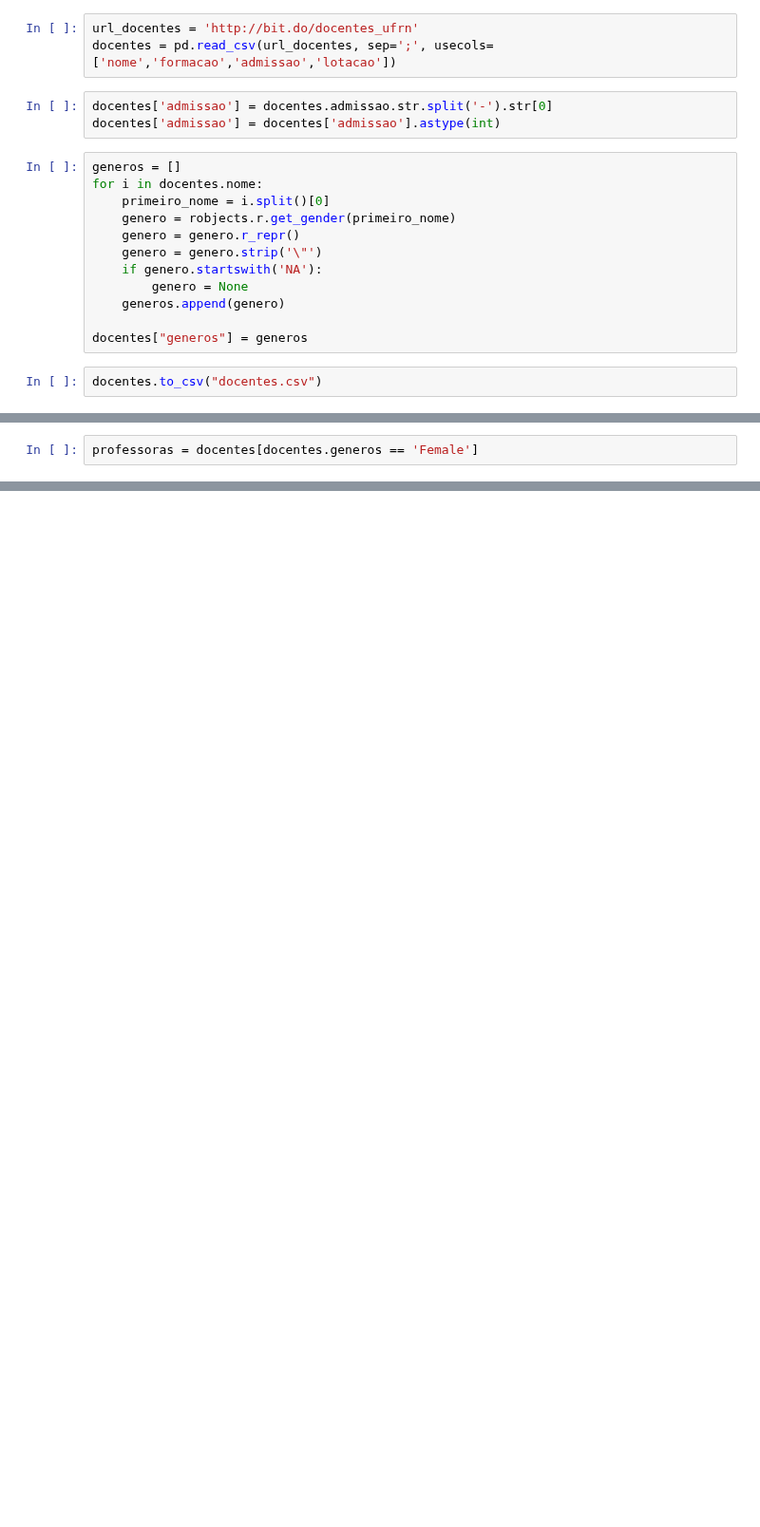
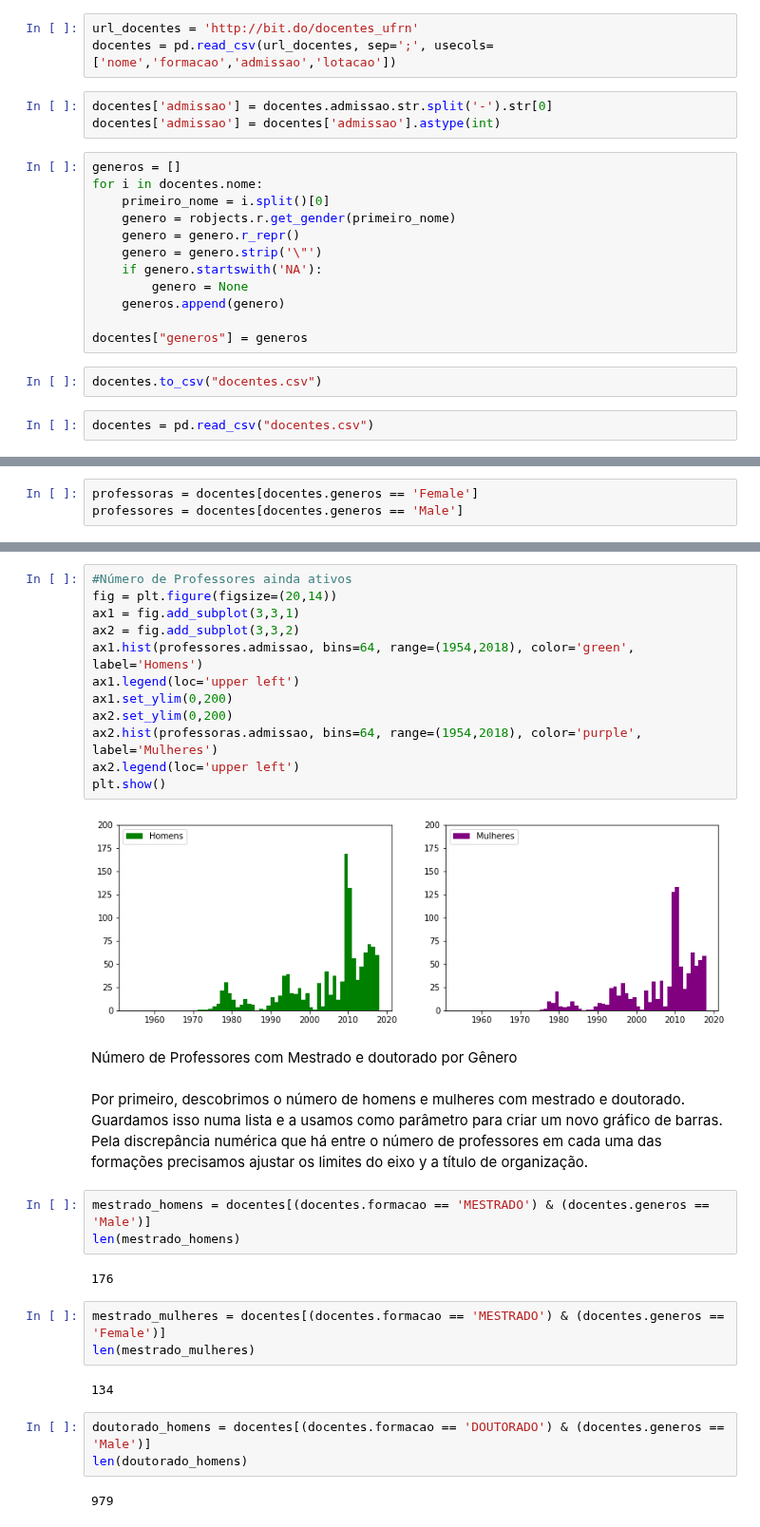
Before and after one commit to kevinwall/Probabilidade_Projeto, a Jupyter notebook: Rascunho.ipynb, the cells around one changed output, grey strips where cells are left out. Shown at 95% size. Drawn from its saved outputs; the diff is of its cells as text; blank space fills up the shorter version.

Commit message:
Ainda nao eh o final

```diff
--- a/Rascunho.ipynb
+++ b/Rascunho.ipynb
@@ -472,3 +490,5 @@ for i in docentes.nome:
 docentes["generos"] = generos
 # %%
 docentes.to_csv("docentes.csv")
+# %%
+docentes = pd.read_csv("docentes.csv")
@@ -475,2 +514,3 @@ docentes.to_csv("docentes.csv")
 # %%
 professoras = docentes[docentes.generos == 'Female']
+professores = docentes[docentes.generos == 'Male']
@@ -487,0 +521,33 @@ plt.show()
+# %%
+#Número de Professores ainda ativos
+fig = plt.figure(figsize=(20,14))
+ax1 = fig.add_subplot(3,3,1)
+ax2 = fig.add_subplot(3,3,2)
+ax1.hist(professores.admissao, bins=64, range=(1954,2018), color='green', label='Homens')
+ax1.legend(loc='upper left')
+ax1.set_ylim(0,200)
+ax2.set_ylim(0,200)
+ax2.hist(professoras.admissao, bins=64, range=(1954,2018), color='purple', label='Mulheres')
+ax2.legend(loc='upper left')
+plt.show()
+# %% [output]
+[figure, added]
+# %% [markdown]
+Número de Professores com Mestrado e doutorado por Gênero
+# %% [markdown]
+Por primeiro, descobrimos o número de homens e mulheres com mestrado e doutorado. Guardamos isso numa lista e a usamos como parâmetro para criar um novo gráfico de barras. Pela discrepância numérica que há entre o número de professores em cada uma das formações precisamos ajustar os limites do eixo y a título de organização.
+# %%
+mestrado_homens = docentes[(docentes.formacao == 'MESTRADO') & (docentes.generos == 'Male')]
+len(mestrado_homens)
+# %% [output]
+176
+# %%
+mestrado_mulheres = docentes[(docentes.formacao == 'MESTRADO') & (docentes.generos == 'Female')]
+len(mestrado_mulheres)
+# %% [output]
+134
+# %%
+doutorado_homens = docentes[(docentes.formacao == 'DOUTORADO') & (docentes.generos == 'Male')]
+len(doutorado_homens)
+# %% [output]
+979
```
Also changed, not shown: parts of 38 cells of this notebook.
